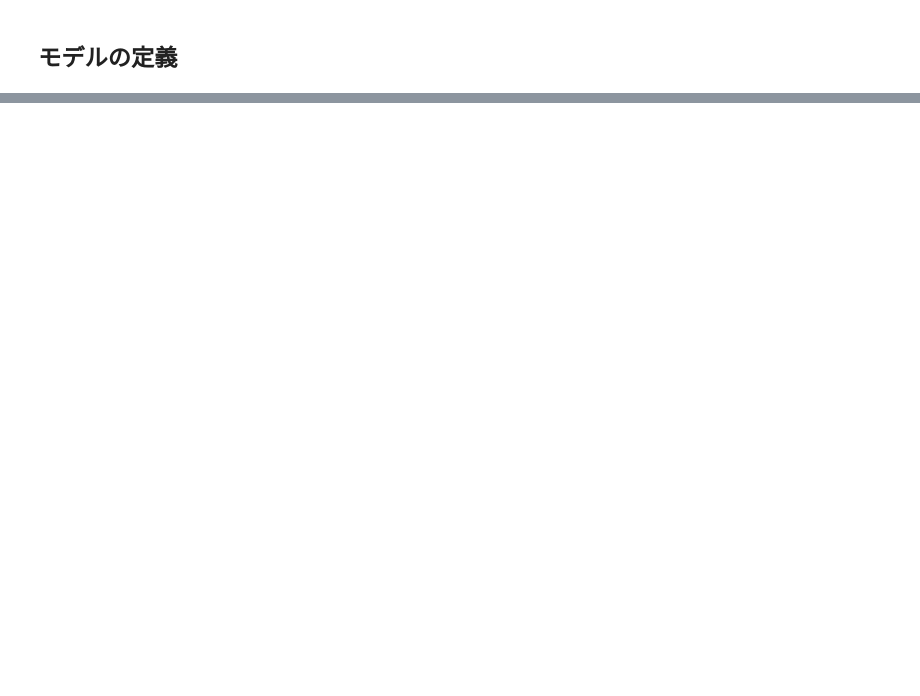
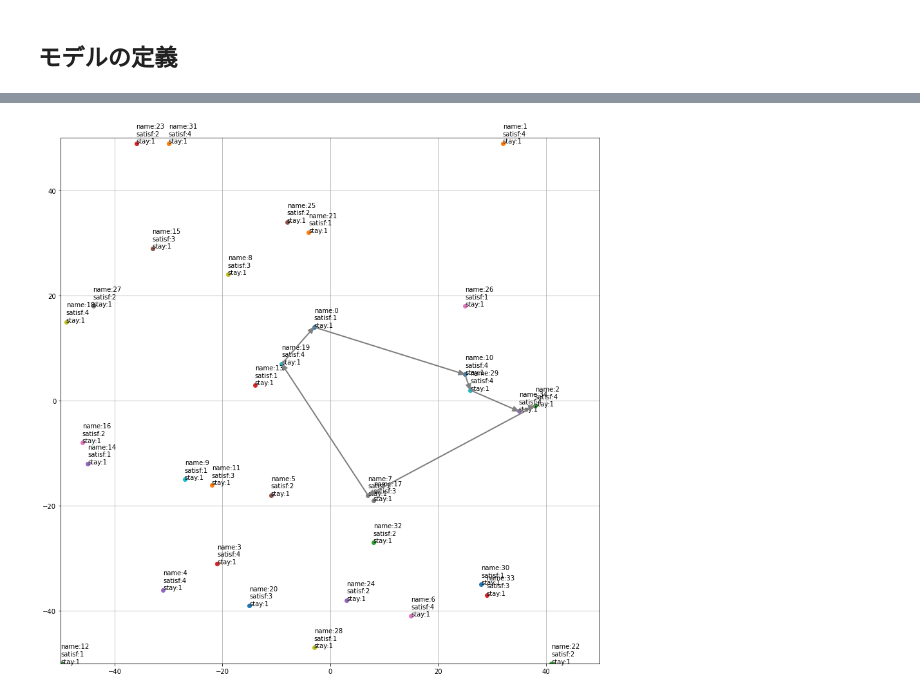
Before and after one commit to plue1011/combinatorial-optimization, a Jupyter notebook: TSP/prototype.ipynb, the cells around one changed output, grey strips where cells are left out. Saved outputs shown, nothing was run; the diff lists cells and outputs as text; code cells hidden in the pictures; blank space fills up the shorter version.

```diff
--- a/TSP/prototype.ipynb
+++ b/TSP/prototype.ipynb
@@ -147,0 +156,22 @@ result_status = problem.solve(solver)
+# %%
+plt.figure(figsize=(15,15))
+
+for pos_i, name_i, a_i, b_i in zip(pos, map(str, I), map(str, a), map(str, b)):
+    plt.scatter(pos_i[0], pos_i[1])
+    plt.annotate(f'name:{name_i}\nsatisf:{a_i}\nstay:{b_i}',
+                 xy=(pos_i[0], pos_i[1]))
+
+for i in I:
+    for j in I:
+        if i != j and x[i,j].value() == 1:
+            plt.annotate('', xy=pos[i], xytext=pos[j],
+                         arrowprops=dict(shrink=0, width=1, headwidth=8,
+                                         headlength=10, connectionstyle='arc3',
+                                         facecolor='gray', edgecolor='gray'))
+
+plt.xlim([-R,R])
+plt.ylim([-R,R])
+plt.grid()
+plt.show()
+# %% [output]
+[figure, added]
```
Also changed, not shown: parts of 11 cells of this notebook, 1 other file.
